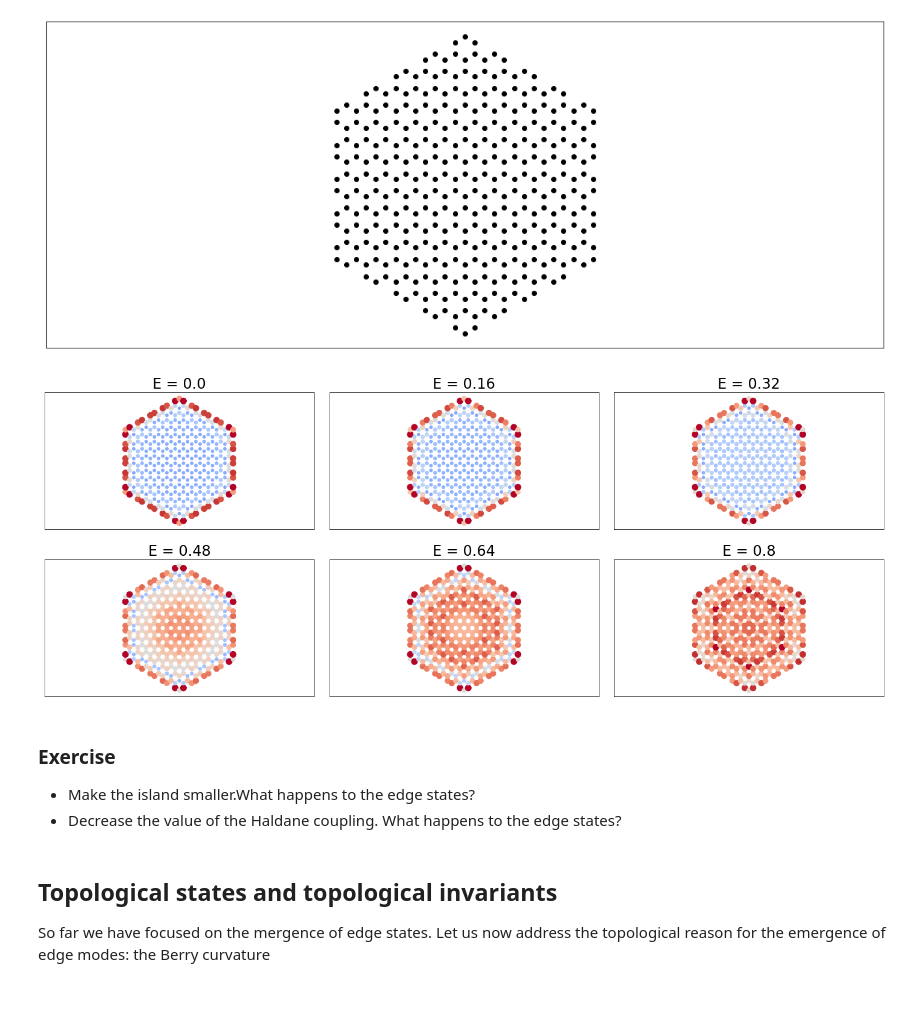
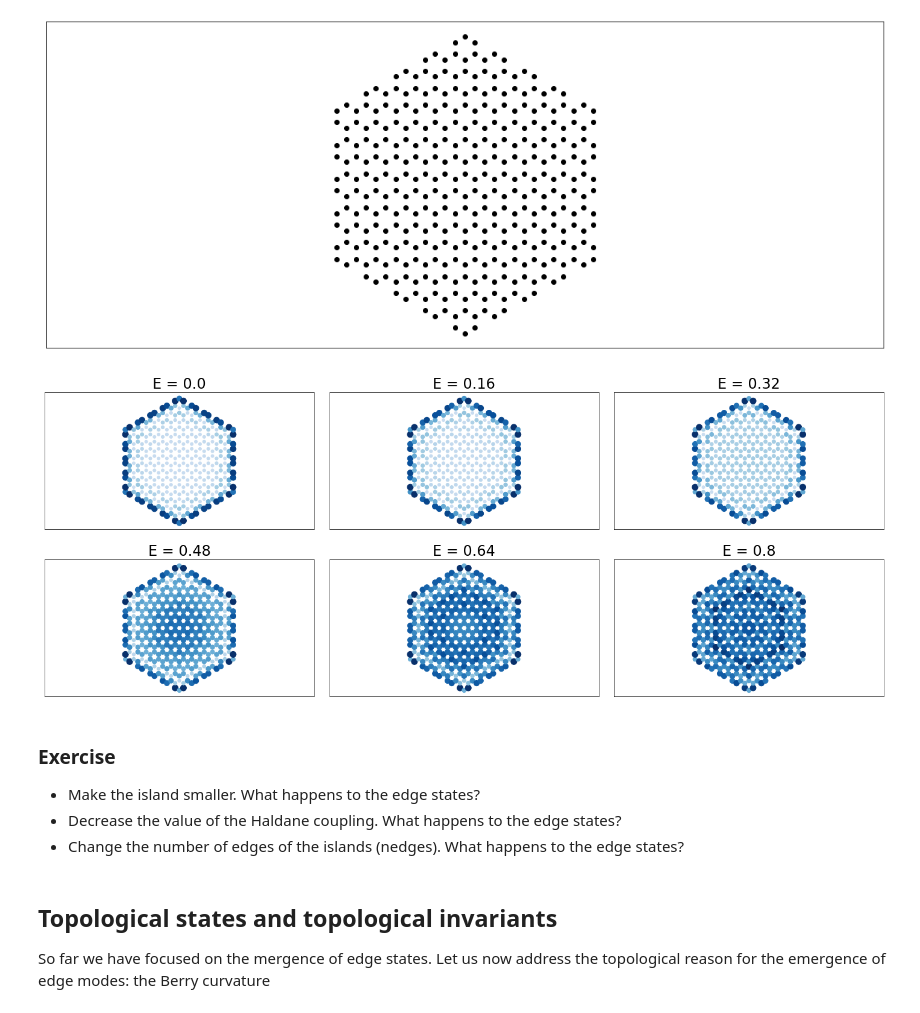
Before and after one commit to joselado/jyvaskyla_summer_school_2022, a Jupyter notebook: sessions/session5.ipynb, the cells around one changed output. Drawn from its saved outputs; the diff is of its cells as text; code cells hidden in the pictures.

```diff
--- a/sessions/session5.ipynb
+++ b/sessions/session5.ipynb
@@ -62,6 +62,7 @@ plt.scatter(k,e,c=c) ; plt.xlabel("Momentum") ; plt.ylabel("Energy") ; plt.xtick
 ## Localization of the edge states in the quantum Hall effect
 Let us now look at where the states are localized as function of energy
 # %%
+from pyqula import geometry
 N = 6 # number of plots
 ws = np.linspace(0.,0.8,N) # energies
 
@@ -74,6 +75,6 @@ for w in ws:
     plt.subplot(N//3,3,ii); ii += 1
     (x,y,d) = h.get_ldos(e=w,nrep=20,delta=1e-2,nk=20) # compute local density of states
     plt.title("E = "+str(np.round(w,2))) # set the title
-    plt.scatter(x,y,c=d,s=d/np.max(d)*100,vmin=0.) ; plt.yticks([]) ; plt.xticks([]) ; plt.axis("equal")# plot
+    plt.scatter(x,y,c=d,s=d/np.max(d)*100,vmin=0.,cmap="Blues") ; plt.yticks([]) ; plt.xticks([]) ; plt.axis("equal")# plot
 plt.tight_layout() # adjust the subplots
 # %% [output]
@@ -112,6 +116,6 @@ for w in ws:
     plt.subplot(N//3,3,ii); ii += 1
     (x,y,d) = h.get_ldos(e=w,nrep=20,delta=1e-2,nk=20) # compute local density of states
     plt.title("E = "+str(np.round(w,2))) # set the title
-    plt.scatter(x,y,c=d,s=d/np.max(d)*100,vmin=0.) ; plt.yticks([]) ; plt.xticks([]) ; plt.axis("equal")# plot
+    plt.scatter(x,y,c=d,s=d/np.max(d)*100,vmin=0.,cmap="Blues") ; plt.yticks([]) ; plt.xticks([]) ; plt.axis("equal")# plot
 plt.tight_layout() # adjust the subplots
 # %% [output]
@@ -133,24 +141,27 @@ plt.scatter(g.r[:,0],g.r[:,1],c="black") ;  plt.yticks([]) ; plt.xticks([]) ; pl
 [figure]
 # %%
 # let us now compute the local density of states in the presence of Haldane coupling
+from pyqula import islands
 g = islands.get_geometry(name="honeycomb",n=8,nedges=6,rot=np.pi/6.) # get an armchair island
 h = g.get_hamiltonian(tij=[1.,0.3]) # generate the Hamiltonian, now also with 2nd neighbor hopping
 h.set_filling(0.5) # put at half filling
 h.add_haldane(0.1) # add Haldane coupling (seocnd neighbor imaginary hopping)
 
 ii = 1 # counter for the subplots
 for w in ws:
     plt.subplot(N//3,3,ii); ii += 1
     (x,y,d) = h.get_ldos(e=w,nrep=20,delta=1e-1) # compute local density of states
     plt.title("E = "+str(np.round(w,2))) # set the title
-    plt.scatter(x,y,c=d,s=d/np.max(d)*100,vmin=0.) ; plt.yticks([]) ; plt.xticks([]) ; plt.axis("equal")# plot
+    plt.scatter(x,y,c=d,s=d/np.max(d)*100,vmin=0.,cmap="Blues") ; plt.yticks([])
+    plt.xticks([]) ; plt.axis("equal")# plot
 plt.tight_layout() # adjust the subplots
 # %% [output]
-[figure, old version]
+[figure, new version]
 # %% [markdown]
 ### Exercise
-- Make the island smaller.What happens to the edge states?
+- Make the island smaller. What happens to the edge states?
 - Decrease the value of the Haldane coupling. What happens to the edge states?
+- Change the number of edges of the islands (nedges). What happens to the edge states?
 # %% [markdown]
 ## Topological states and topological invariants
 So far we have focused on the mergence of edge states. Let us now address the topological reason for the emergence of edge modes: the Berry curvature
```
Also changed, not shown: parts of 5 cells of this notebook, 1 other file.
